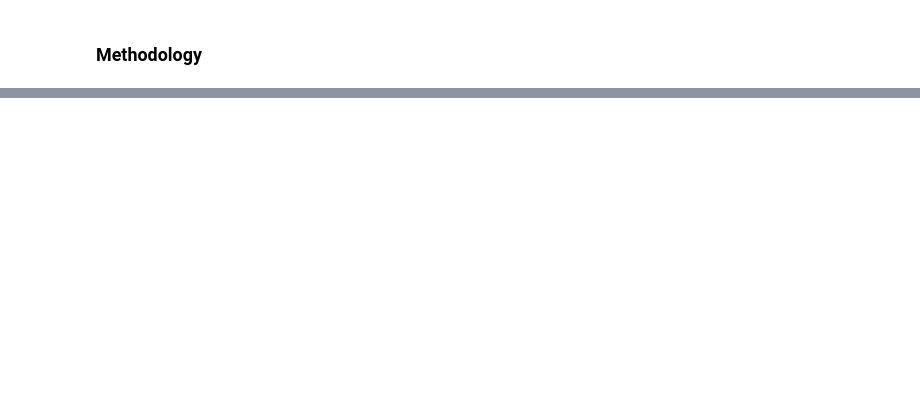
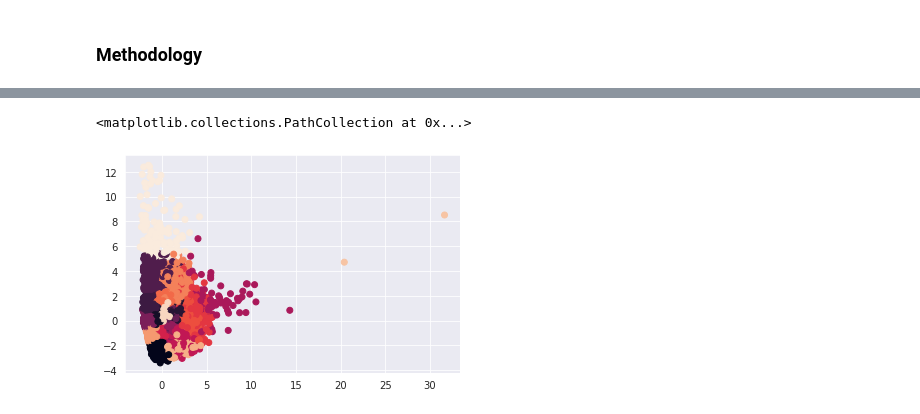
Before and after one commit to Wichaelian/citadel-summer-invitational22, a Jupyter notebook: notebooks/Clustering Based Rate Prediction.ipynb, the cells around one changed output, grey strips where cells are left out. Saved outputs shown, nothing was run; the diff lists cells and outputs as text; code cells hidden in the pictures; blank space fills up the shorter version.

```diff
--- a/notebooks/Clustering Based Rate Prediction.ipynb
+++ b/notebooks/Clustering Based Rate Prediction.ipynb
@@ -66,0 +66,7 @@ cleaned_clustered_df
+# %%
+clustering = KMeans(n_clusters=20).fit(X_new)
+clean_df["cluster"] = clustering.labels_
+plt.scatter(X_new[:, 0], X_new[:, 1], c=clustering.labels_.astype(float))
+# %% [output]
+<matplotlib.collections.PathCollection at 0x...>
+[figure, added]
```
Also changed, not shown: parts of 8 cells of this notebook, 9 other files.
